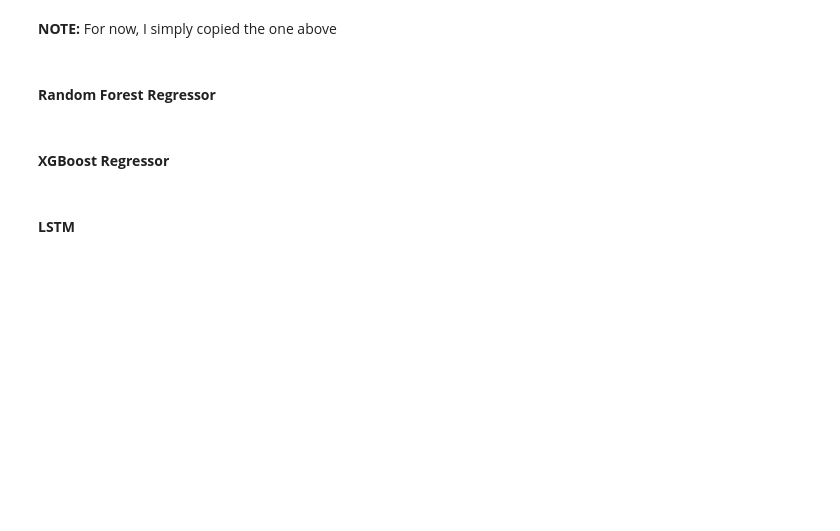
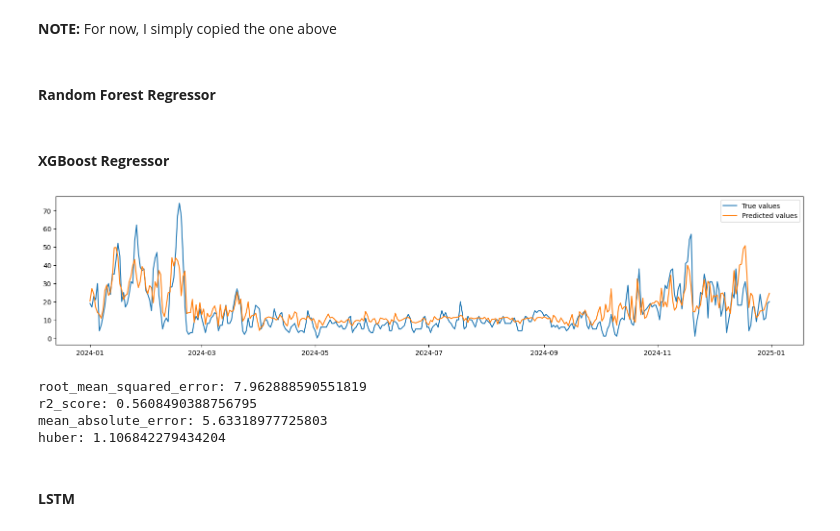
Before and after one commit to davidesonno/AII-project, a Jupyter notebook: 5-model-selection.ipynb, the cells around one changed output. Saved outputs shown, nothing was run; the diff lists cells and outputs as text; code cells hidden in the pictures; blank space fills up the shorter version.

```diff
--- a/5-model-selection.ipynb
+++ b/5-model-selection.ipynb
@@ -410,10 +446,11 @@ huber: 2.3865549564361572 (1.5892049074172974)
 # %%
 def build_conv_model(time_steps, n_features, optimizer='adam', loss='mean_absolute_error'):
     model = Sequential([
-    Conv1D(filters=32, kernel_size=3, activation='relu',input_shape=(time_steps, n_features)),
-    Conv1D(filters=64, kernel_size=3, activation='relu'),
+    Conv1D(filters=64, kernel_size=3, activation='relu', padding='same', input_shape=(time_steps, n_features)),
+    Conv1D(filters=128, kernel_size=3, activation='relu', padding='same'),
+    Conv1D(filters=256, kernel_size=3, activation='relu', padding='same'),
     GlobalAveragePooling1D(),
-    Dense(64, activation='relu'),
+    Dense(256, activation='relu'),
     Dense(1)
     ])
     model.compile(optimizer=optimizer, loss=loss)
@@ -425,7 +462,7 @@ conv_params = {
     'loss': 'mean_absolute_error'
 }
 conv_train_params = {
-    'epochs':20,
+    'epochs':10,
     'batch_size':64,
 }
-hour_models['Conv1D'] = (build_conv_model, conv_params, conv_train_params, True)
+hour_models['Conv1D-2'] = (build_conv_model, conv_params, conv_train_params, True)
@@ -726,3 +938,37 @@ daily_models['XGB Regressor'] = (xgb.XGBRegressor, xgbr_params, None, False)
+# %%
+xgbr_params = {
+'learning_rate': 0.05, 'max_depth': 4, 'n_estimators': 100, 'subsample': 0.8,
+    'random_state': RANDOM_STATE,
+}
+
+daily_models['XGB Regressor'] = (xgb.XGBRegressor, xgbr_params, None, False)
+agent = 'PORTA SAN FELICE'
+agent = 'PM2.5'
+
+xgbr_model = xgb.XGBRegressor(**xgbr_params)
+xgbr_model.fit(training_sets[station][agent]['x'], training_sets[station][agent]['y'])
+xgbr_pred = xgbr_model.predict(test_sets[station][agent]['x'])
+xgbr_pred_df = pd.DataFrame(xgbr_pred, index=test_sets[station][agent]['y'].index)
+start = datetime(2024,1,1)
+end = datetime(2024,12,31)
+
+plt.figure(figsize=figsize)
+plt.plot(test_sets[station][agent]['y'][(test_sets[station][agent]['y'].index>=start)&(test_sets[station][agent]['y'].index<=end)], label='True values')
+plt.plot(xgbr_pred_df[(xgbr_pred_df.index>=start)&(xgbr_pred_df.index<=end)], label='Predicted values')
+plt.legend()
+plt.show()
+
+xgbr_scores={}
+for m in metrics:
+    xgbr_score = m(test_sets[station][agent]['y'],xgbr_pred_df)
+    print(f'{m.__name__}: {xgbr_score}')
+    xgbr_scores[m.__name__] = xgbr_score
+# %% [output]
+[figure, added]
+root_mean_squared_error: 7.962888590551819
+r2_score: 0.5608490388756795
+mean_absolute_error: 5.63318977725803
+huber: 1.106842279434204
 # %% [markdown]
 #### **LSTM**
 # %%
```
Also changed, not shown: parts of 17 cells of this notebook.
